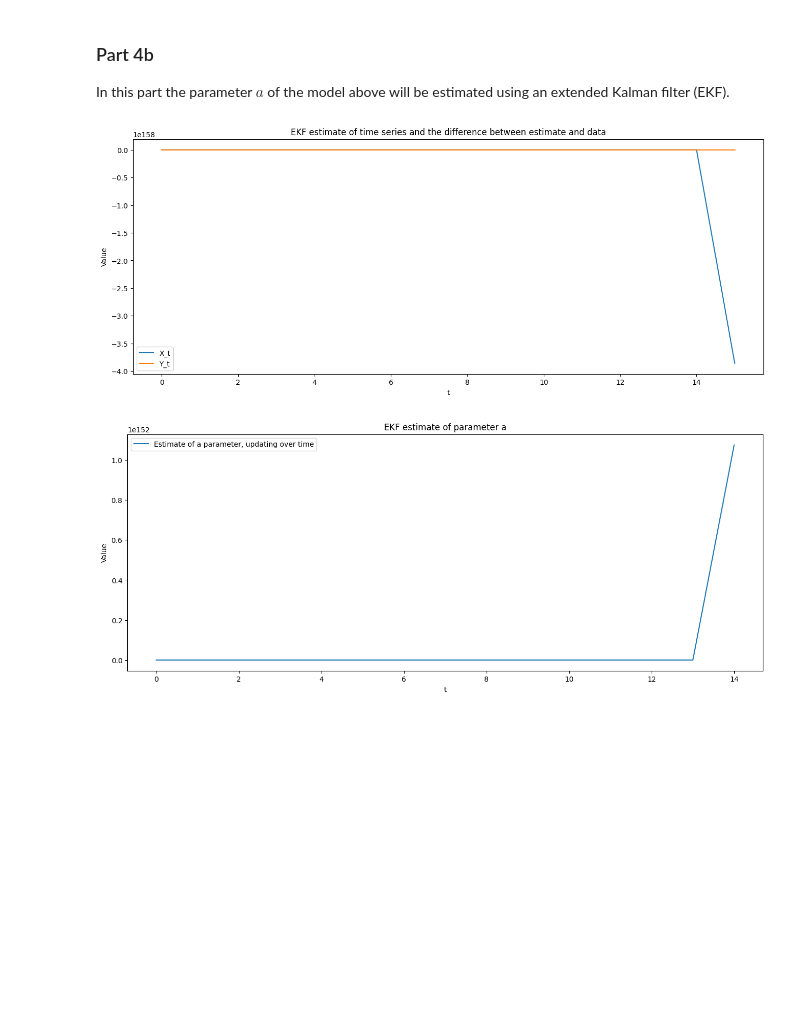
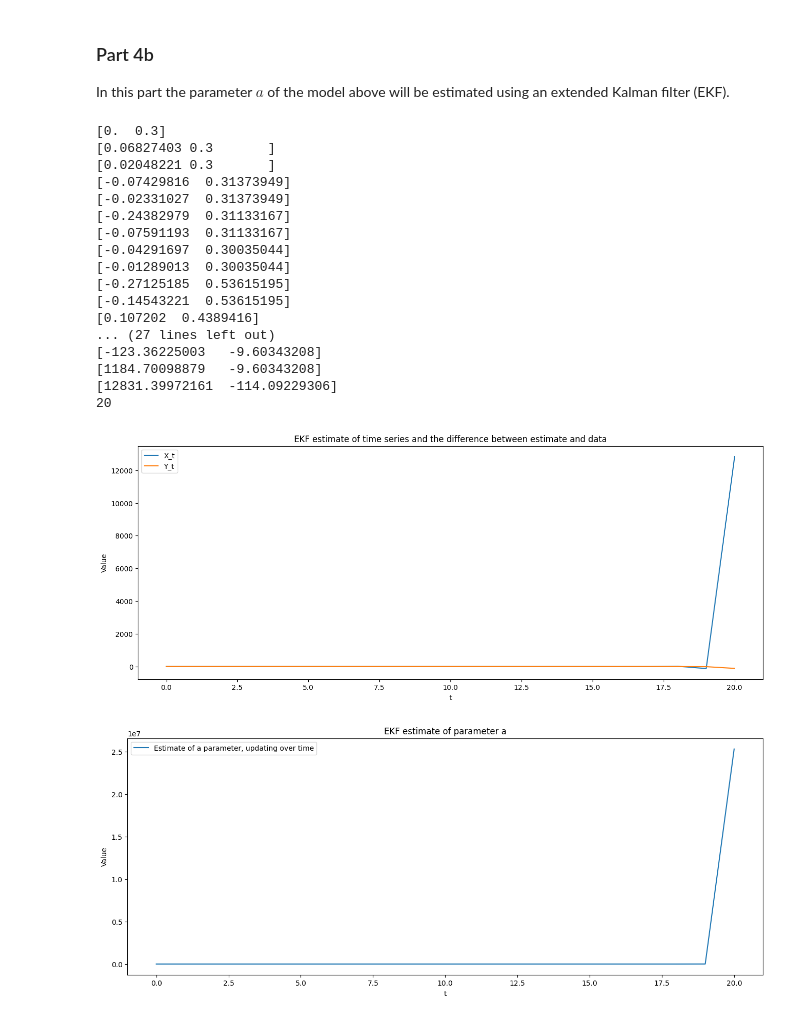
Before and after one commit to gustavn19/advanced_time_series_analysis, a Jupyter notebook: assignment_2/a2.ipynb, the cells around one changed output. Drawn from its saved outputs; the diff is of its cells as text; code cells hidden in the pictures; blank space fills up the shorter version.

```diff
--- a/assignment_2/a2.ipynb
+++ b/assignment_2/a2.ipynb
@@ -52,7 +52,7 @@ def kernel(x, kernel_function = 'gaussian'):
 
 
 def conditional_expectation(X_t_lagged, theta, threshold = 0):
-    return np.where(X_t_lagged < threshold, theta[0] + theta[1] * X_t_lagged, 2 + 0.2 * X_t_lagged[-1])
+    return np.where(X_t_lagged < threshold, theta[0] + theta[1] * X_t_lagged, 2 + 0.2 * X_t_lagged)
 
 def loss_function(X_t, theta, conditional_expectation):
     # This function defines the lag for which, time series to use, in this case it is going to be the lagged 1 time series
@@ -73,7 +73,7 @@ print(theta_hat)
 print(f'The parameter estimation is {theta_hat.x}')
 
 # optimized theta: [-2.06836669  0.48354977]
-# Actual theta [-2, 0.5], fairly good estimation, only estimated two of the parameters, with the other ones fixed to make 2 feasible
+# Actual theta [-2, 0.5], fairly good estimation, only estimated two of the parameters, with the other ones fixed to make 2
 # %% [output]
   message: Desired error not necessarily achieved due to precision loss.
   success: False
@@ -364,7 +366,7 @@ def plot_model(a, sigma_v, sigma_e, nr_simulations):
     return simulated_data
 
 # Execution of model
-a, sigma_v, sigma_e, nr_simulations = 0.4, 1, 1, 1000
+a, sigma_v, sigma_e, nr_simulations = 0.4, 1, 1, 20
 simulated_data = plot_model(a = a, sigma_v = sigma_v, sigma_e = sigma_e, nr_simulations = nr_simulations)
 # %% [output]
         X_t       Y_t
@@ -381,7 +383,7 @@ In this part the parameter $a$ of the model above will be estimated using an ext
 # %%
 # We will start by defining the parameters for the Kalman filter optimization
 
-a_0 = 0.5
+a_0 = 0.3
 sigma_a_0 = 1 # The squared sigma value will be sigma_a_0 ** 2 = 1
 sigma_v = 1 # Convergence for both 1 and 10 will be evaluated and plotted
 sigma_e = 1
@@ -398,12 +400,14 @@ H_t = np.array([1, 0])
 Z = []
 # I = np.transpose([1, 1])
 sigma_a = []
-y = simulated_data['X_t'].values # Define the right column to use for estimation
+y = simulated_data['Y_t'].values # Define the right column to use for estimation
 
-for data_idx, data in enumerate(simulated_data.iterrows()):
+for data_idx, data in enumerate(y):
 
     f_t = np.matmul(np.array([[Z_t[1], 0], [0, 1]]), Z_t) # Update of state estimation , differentiate the transition function
     F_t = np.array([[Z_t[1], Z_t[0]], [0, 1]]) # Define the differentiated
+    print(f_t)
+
 
     # Define the Kalman gain
     b = (np.matmul(H_t, np.matmul(P_t, np.transpose(H_t))) + R_e)
@@ -411,39 +415,56 @@ for data_idx, data in enumerate(simulated_data.iterrows()):
     K_t = a / b
 
     # Calculate the new state space estimate
-    Z_t = f_t + K_t * (y[data_idx] - Z_t[0]) # Kalman gain multiplied with difference of old and new value
+    Z_t = f_t + K_t * (data - Z_t[0]) # Kalman gain multiplied with difference of old and new value
 
     # Update covariance estimate
     # P_t = np.matmul(F_t, np.matmul(P_t, np.transpose(F_t))) + R_v - np.matmul(np.matmul(K_t, (R_e + np.matmul(H_t, np.matmul(P_t, np.transpose(H_t))))), np.transpose(K_t))
     P_t = np.matmul(F_t, np.matmul(P_t, np.transpose(F_t))) + R_v - np.matmul(K_t * (R_e + np.matmul(H_t, np.matmul(P_t, np.transpose(H_t)))), np.transpose(K_t))
-
+    print(np.transpose(Z_t))
     # Store the values
     Z.append(np.transpose(Z_t))
 
     sigma_a.append(P_t[1][1])
-
+print(data_idx)
 Z = np.array(Z)
 sigma_a = np.array(sigma_a)
 
 plt.figure(figsize=(16, 6))
 plt.plot(np.arange(Z.shape[0]), Z[:, 0], label = 'X_t')
 plt.plot(np.arange(Z.shape[0]), Z[:, 1], label = 'Y_t')
 # plt.plot(np.arange(len(simulated_data['X_t'].values - Z[:, 0])), (simulated_data['X_t'].values - Z[:, 0]), label = 'Difference between estimate and actual data for X_t')
 # plt.plot(np.arange(len(simulated_data['Y_t'].values - Z[:, 1])), (simulated_data['Y_t'].values - Z[:, 1]), label = 'Difference between estimate and actual data for Y_t')
 plt.legend()
 plt.xlabel('t')
 plt.ylabel('Value')
 plt.title('EKF estimate of time series and the difference between estimate and data')
 plt.show()
 
 # Plot of parameter update during estimation
 plt.figure(figsize=(16, 6))
 plt.plot(np.arange(len(sigma_a)), sigma_a, label = 'Estimate of a parameter, updating over time')
 plt.legend()
 plt.xlabel('t')
 plt.ylabel('Value')
 plt.title('EKF estimate of parameter a')
 plt.show()
 # %% [output]
+[0.  0.3]
+[0.06827403 0.3       ]
+[0.02048221 0.3       ]
+[-0.07429816  0.31373949]
+[-0.02331027  0.31373949]
+[-0.24382979  0.31133167]
+[-0.07591193  0.31133167]
+[-0.04291697  0.30035044]
+[-0.01289013  0.30035044]
+[-0.27125185  0.53615195]
+[-0.14543221  0.53615195]
+[0.107202  0.4389416]
+... (27 lines left out)
+[-123.36225003   -9.60343208]
+[1184.70098879   -9.60343208]
+[12831.39972161  -114.09229306]
+20
-[figure, old version]
+[figure, new version]
-[figure, old version]
+[figure, new version]
```
Also changed, not shown: parts of 4 cells of this notebook.
